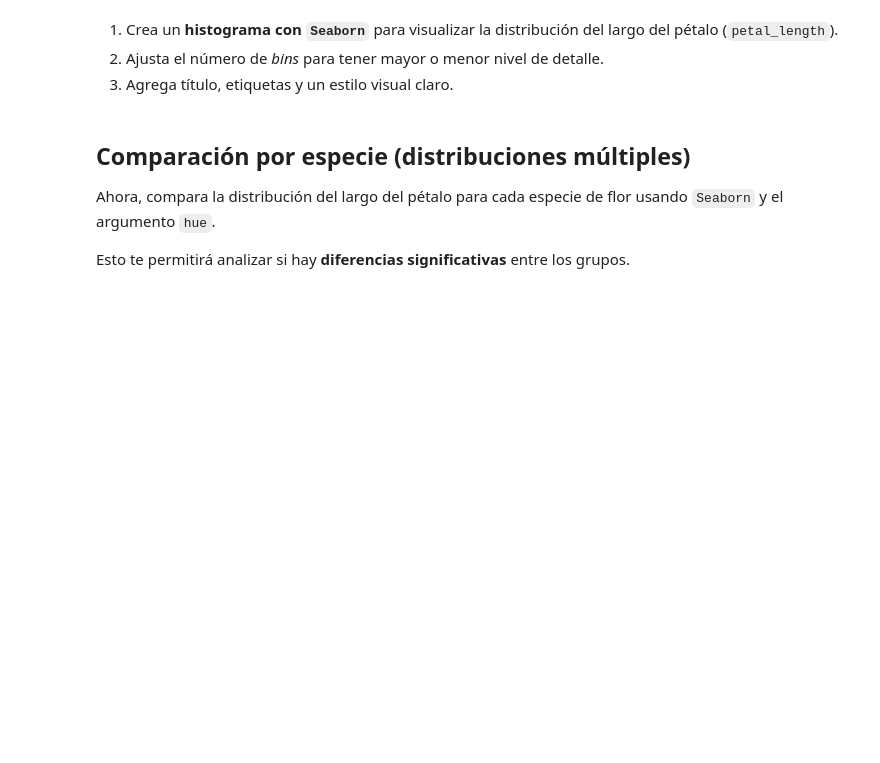
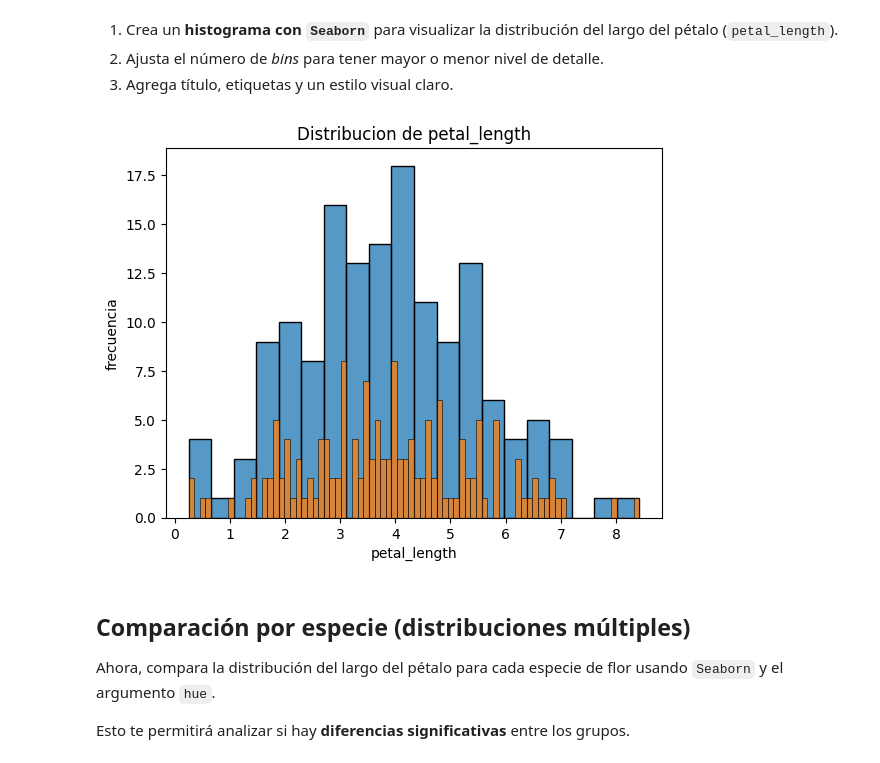
Before and after one commit to 4GeeksAcademy/diagramas, a Jupyter notebook: notebook/problems.es.ipynb, the cells around one changed output. Drawn from its saved outputs; the diff is of its cells as text; code cells hidden in the pictures; blank space fills up the shorter version.

Commit message:
Diagramas_2

```diff
--- a/notebook/problems.es.ipynb
+++ b/notebook/problems.es.ipynb
@@ -221,3 +219,17 @@ df_iris.head() # Mostrar DataFrame
+# %%
+# 3. Añadir título y etiquetas
+plt.title("Distribucion de petal_length")
+plt.xlabel("petal_length")
+plt.ylabel("frecuencia")
+
+# 1. Histograma con seaborn para la columna (petal_length)
+sns.histplot(df_iris["petal_length"], bins=20)
+
+# 2. Ajuste numero de bins
+sns.histplot(df_iris["petal_length"], bins=80)
+plt.show()
+# %% [output]
+[figure, added]
 # %% [markdown]
 ## Comparación por especie (distribuciones múltiples)
 
```
Also changed, not shown: parts of 9 cells of this notebook.
